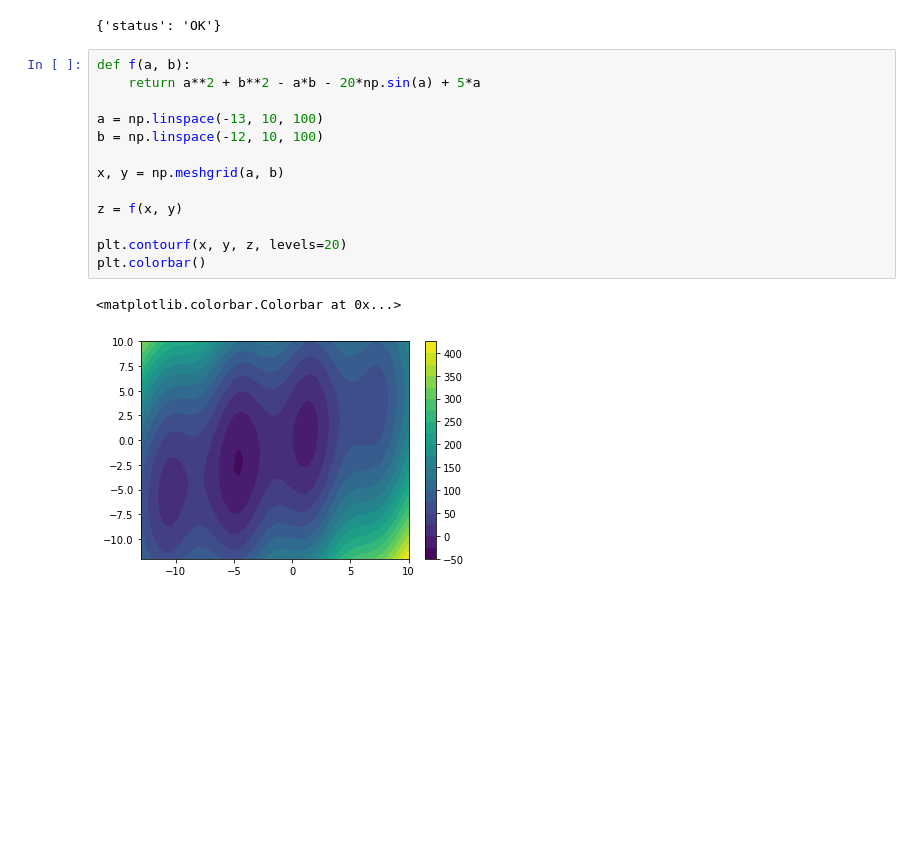
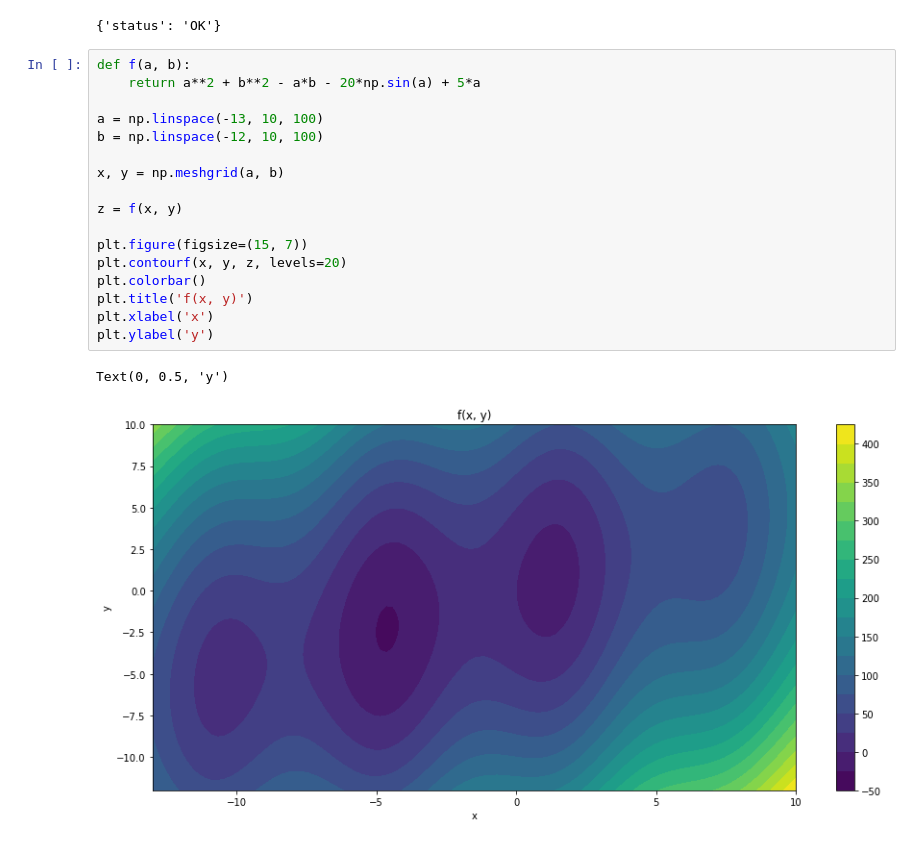
Before and after one commit to Alex314/optimum, a Jupyter notebook: TestApp.ipynb, the cells around one changed output. Cells and saved outputs as stored; diff of their text form; blank space fills up the shorter version.

```diff
--- a/TestApp.ipynb
+++ b/TestApp.ipynb
@@ -53,19 +43,23 @@ requests.delete(f'http://127.0.0.1:8001/experiment/{new_experiment_id}').json()
 # %%
 def f(a, b):
     return a**2 + b**2 - a*b - 20*np.sin(a) + 5*a
 
 a = np.linspace(-13, 10, 100)
 b = np.linspace(-12, 10, 100)
 
 x, y = np.meshgrid(a, b)
 
 z = f(x, y)
 
+plt.figure(figsize=(15, 7))
 plt.contourf(x, y, z, levels=20)
 plt.colorbar()
+plt.title('f(x, y)')
+plt.xlabel('x')
+plt.ylabel('y')
 # %% [output]
-<matplotlib.colorbar.Colorbar at 0x...>
+Text(0, 0.5, 'y')
-[figure, old version]
+[figure, new version]
 # %%
 from IPython.display import clear_output
 test_data = {
```
Also changed, not shown: parts of 9 cells of this notebook, 10 other files.
